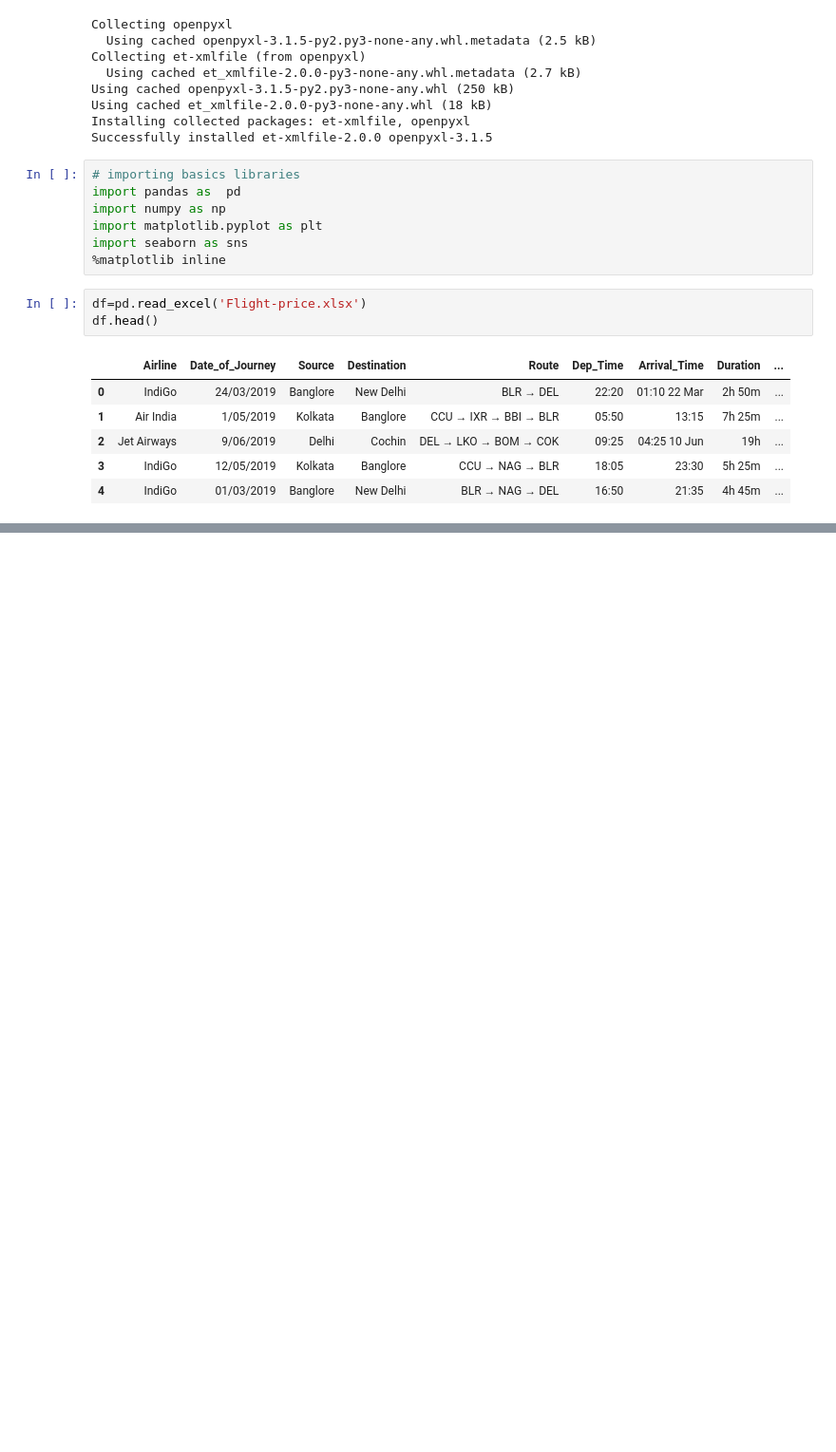
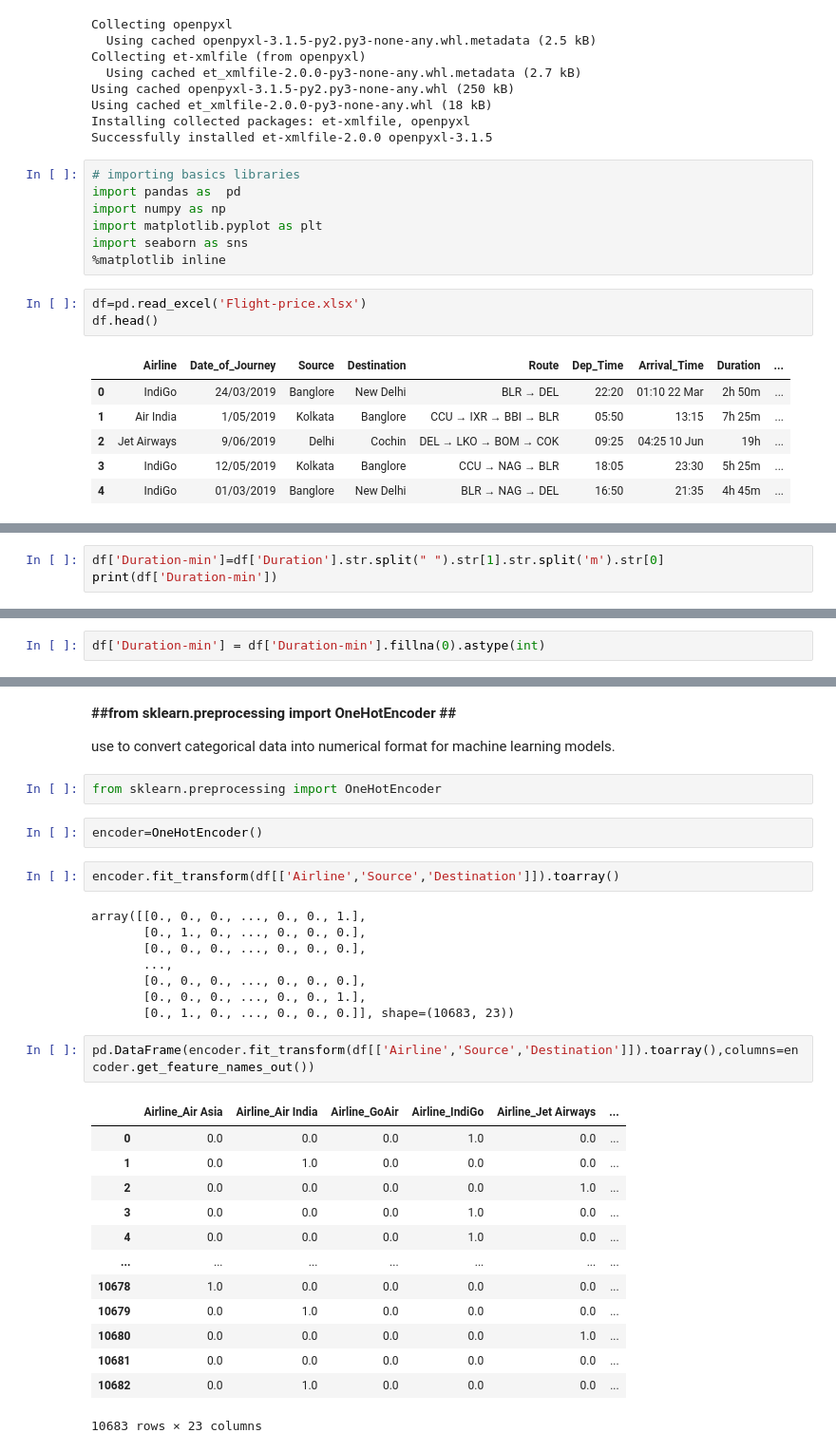
Before and after one commit to sanskar-choukse/DataAnalysis, a Jupyter notebook: Exploratory Data Analysis/2.0-Flight price datasetEDA.ipynb, the cells around one changed output, grey strips where cells are left out. Shown at 95% size. Saved outputs shown, nothing was run; the diff lists cells and outputs as text; blank space fills up the shorter version.

```diff
--- a/Exploratory Data Analysis/2.0-Flight price datasetEDA.ipynb
+++ b/Exploratory Data Analysis/2.0-Flight price datasetEDA.ipynb
@@ -46,0 +350,3 @@ df.head()
+# %%
+df['Duration-min']=df['Duration'].str.split(" ").str[1].str.split('m').str[0]
+print(df['Duration-min'])
@@ -46,0 +366,2 @@ df.head()
+# %%
+df['Duration-min'] = df['Duration-min'].fillna(0).astype(int)
@@ -46,0 +412,34 @@ df.head()
+# %% [markdown]
+**##from sklearn.preprocessing import OneHotEncoder ##**
+
+use to convert  categorical data into numerical format for machine learning models.
+# %%
+from sklearn.preprocessing import OneHotEncoder
+# %%
+encoder=OneHotEncoder()
+# %%
+encoder.fit_transform(df[['Airline','Source','Destination']]).toarray()
+# %% [output]
+array([[0., 0., 0., ..., 0., 0., 1.],
+       [0., 1., 0., ..., 0., 0., 0.],
+       [0., 0., 0., ..., 0., 0., 0.],
+       ...,
+       [0., 0., 0., ..., 0., 0., 0.],
+       [0., 0., 0., ..., 0., 0., 1.],
+       [0., 1., 0., ..., 0., 0., 0.]], shape=(10683, 23))
+# %%
+pd.DataFrame(encoder.fit_transform(df[['Airline','Source','Destination']]).toarray(),columns=encoder.get_feature_names_out())
+# %% [output]
+|  | Airline_Air Asia | Airline_Air India | Airline_GoAir | Airline_IndiGo | Airline_Jet Airways | ... |
+| 0 | 0.0 | 0.0 | 0.0 | 1.0 | 0.0 | ... |
+| 1 | 0.0 | 1.0 | 0.0 | 0.0 | 0.0 | ... |
+| 2 | 0.0 | 0.0 | 0.0 | 0.0 | 1.0 | ... |
+| 3 | 0.0 | 0.0 | 0.0 | 1.0 | 0.0 | ... |
+| 4 | 0.0 | 0.0 | 0.0 | 1.0 | 0.0 | ... |
+| ... | ... | ... | ... | ... | ... | ... |
+| 10678 | 1.0 | 0.0 | 0.0 | 0.0 | 0.0 | ... |
+| 10679 | 0.0 | 1.0 | 0.0 | 0.0 | 0.0 | ... |
+| 10680 | 0.0 | 0.0 | 0.0 | 0.0 | 1.0 | ... |
+| 10681 | 0.0 | 0.0 | 0.0 | 0.0 | 0.0 | ... |
+| 10682 | 0.0 | 1.0 | 0.0 | 0.0 | 0.0 | ... |
+10683 rows × 23 columns
```
Also changed, not shown: parts of 41 cells of this notebook.
